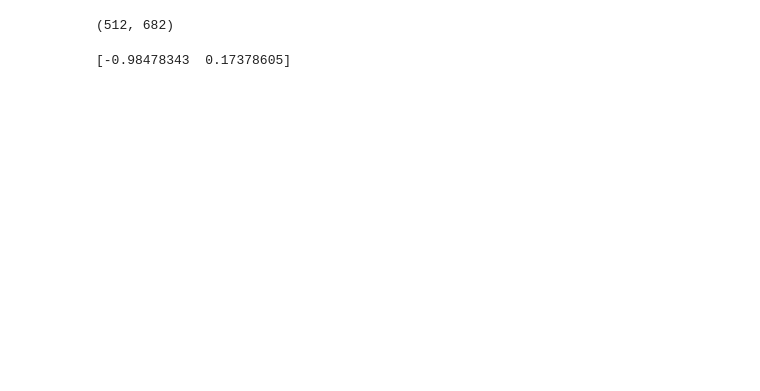
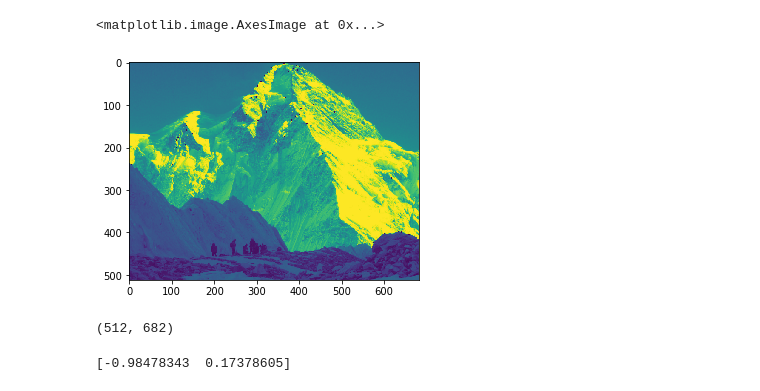
Before and after one commit to nikitagalayda/recognizing_panoramaas, a Jupyter notebook: program.ipynb, the cells around one changed output. Cells and saved outputs as stored; diff of their text form; code cells hidden in the pictures; blank space fills up the shorter version.

```diff
--- a/program.ipynb
+++ b/program.ipynb
@@ -181,6 +209,11 @@ cur_img = im_pyramid[1]
 test_img = cur_img.copy()
 # %%
 fp, fp_img = get_feature_points(cur_img, test_img)
+# %%
+plt.imshow(fp_img)
+# %% [output]
+<matplotlib.image.AxesImage at 0x...>
+[figure, added]
 # %%
 z = get_orientations(cur_img)
 # %% [output]
```
Also changed, not shown: parts of 14 cells of this notebook.
